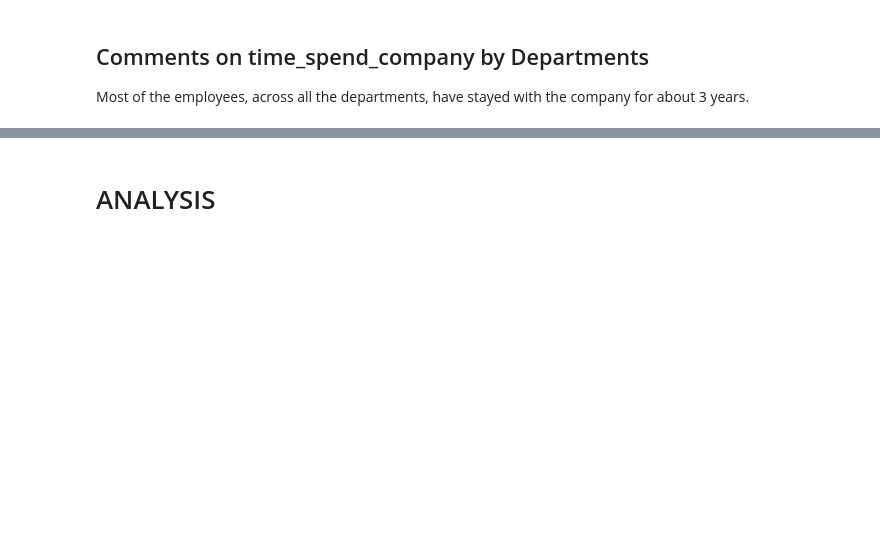
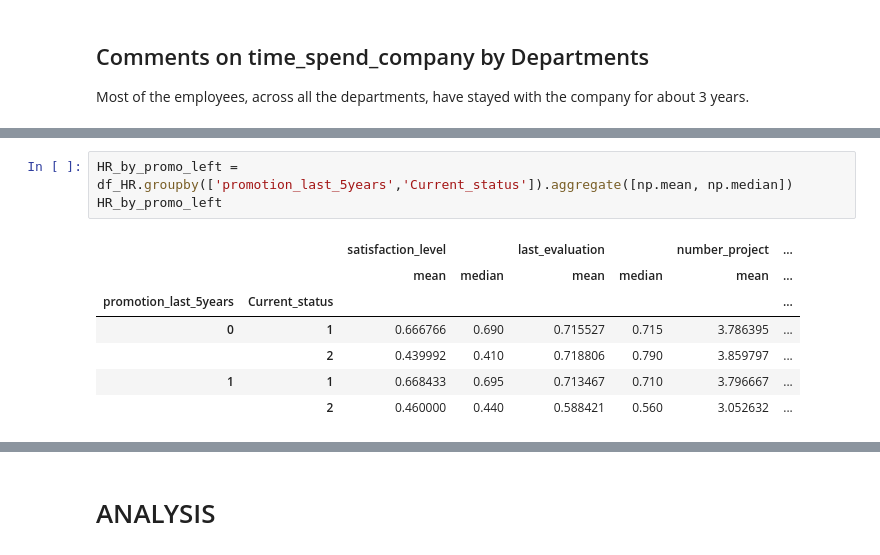
Before and after one commit to shanCH3n/Project1-DAbootcamp-Grp2, a Jupyter notebook: 01_Data/HRcomma_clean.ipynb, the cells around one changed output, grey strips where cells are left out. Saved outputs shown, nothing was run; the diff lists cells and outputs as text; blank space fills up the shorter version.

```diff
--- a/01_Data/HRcomma_clean.ipynb
+++ b/01_Data/HRcomma_clean.ipynb
@@ -240,0 +286,11 @@ Most of the employees, across all the departments, have stayed with the company
+# %%
+HR_by_promo_left = df_HR.groupby(['promotion_last_5years','Current_status']).aggregate([np.mean, np.median])
+HR_by_promo_left
+# %% [output]
+|  |  | satisfaction_level |  | last_evaluation |  | number_project | ... |
+|  |  | mean | median | mean | median | mean | ... |
+| promotion_last_5years | Current_status |  |  |  |  |  | ... |
+| 0 | 1 | 0.666766 | 0.690 | 0.715527 | 0.715 | 3.786395 | ... |
+|  | 2 | 0.439992 | 0.410 | 0.718806 | 0.790 | 3.859797 | ... |
+| 1 | 1 | 0.668433 | 0.695 | 0.713467 | 0.710 | 3.796667 | ... |
+|  | 2 | 0.460000 | 0.440 | 0.588421 | 0.560 | 3.052632 | ... |
```
Also changed, not shown: parts of 16 cells of this notebook.
